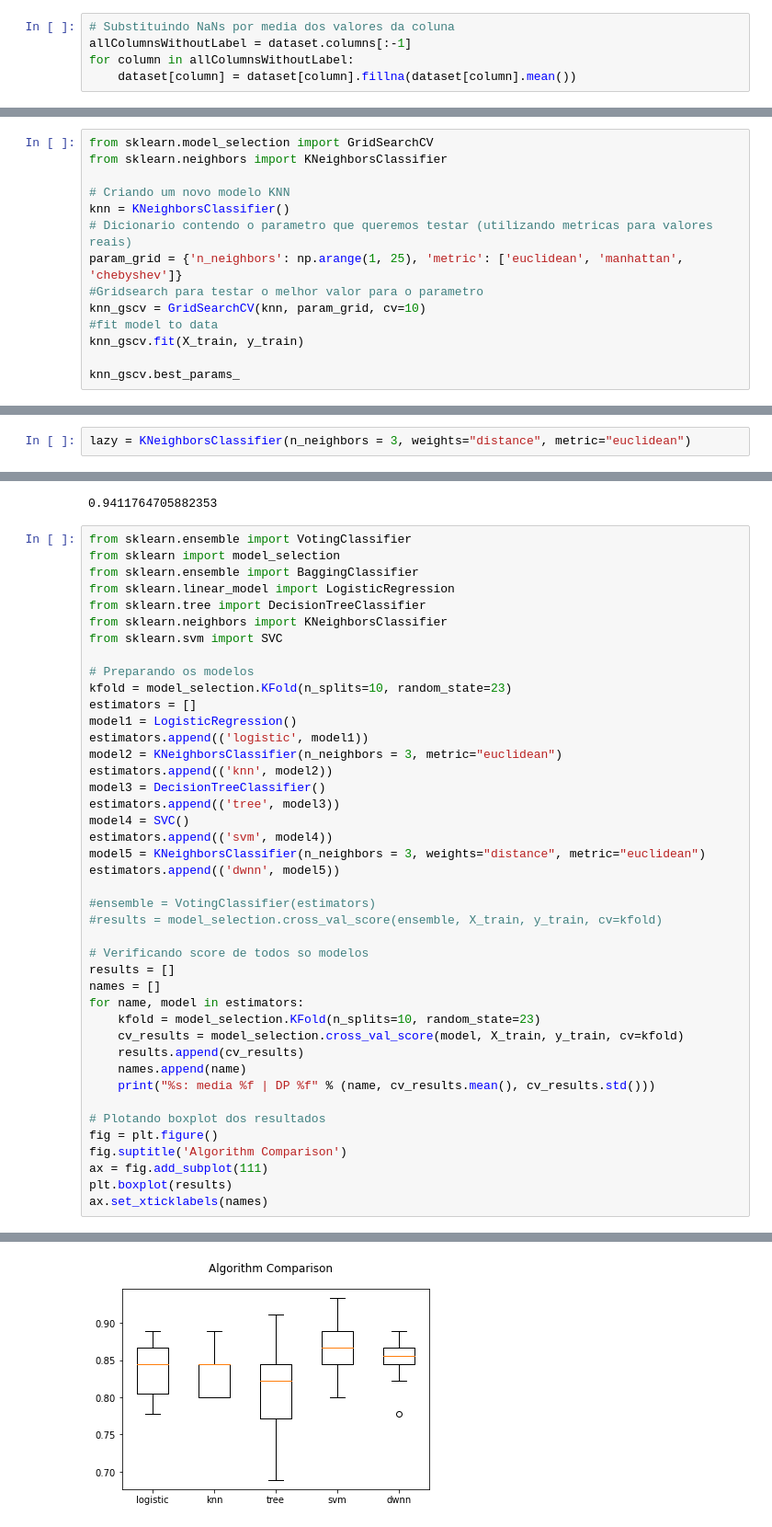
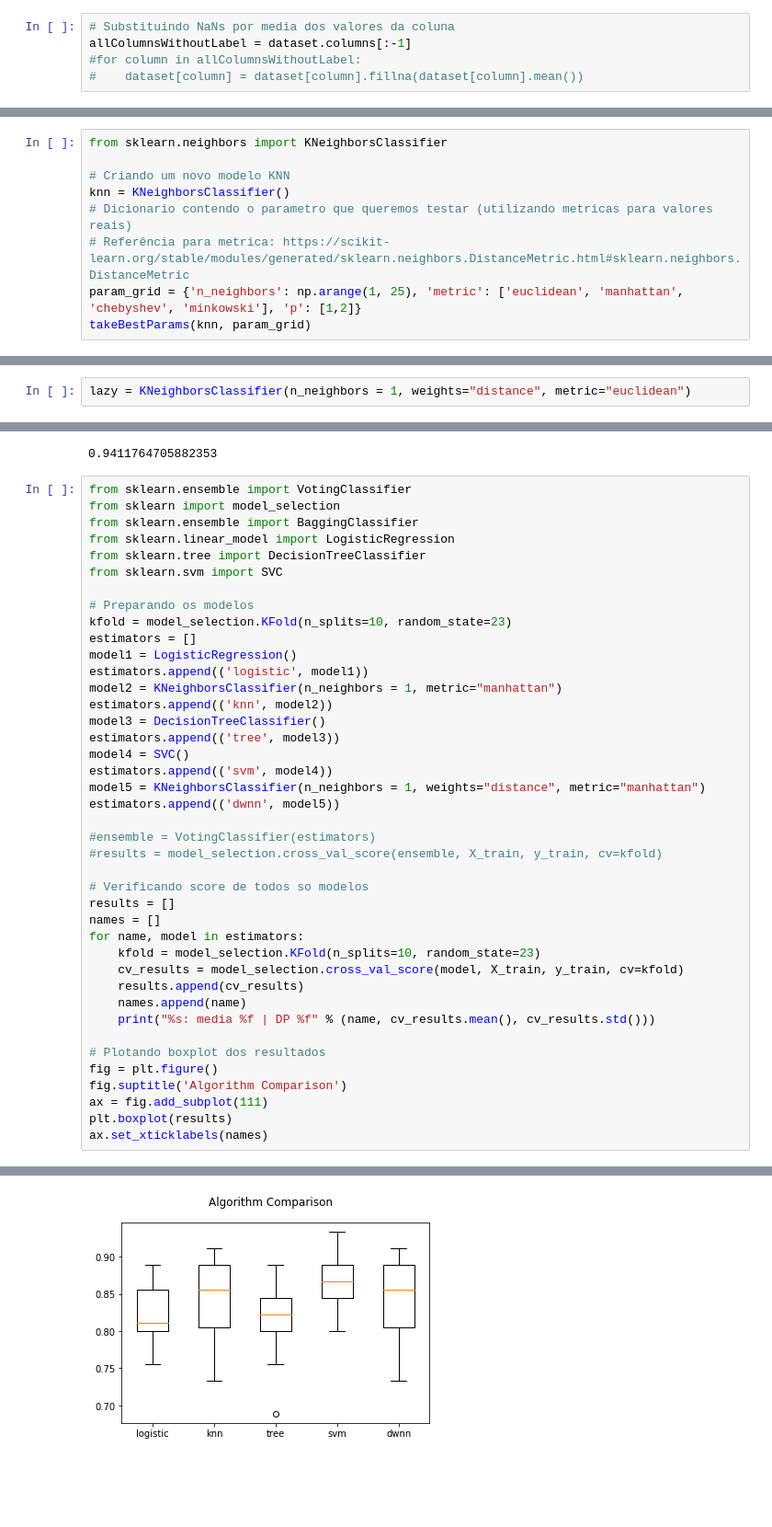
Before and after one commit to luana-martins/Machine-Learning, a Jupyter notebook: src/pre-processamento.ipynb, the cells around one changed output, grey strips where cells are left out. Shown at 92% size. Saved outputs shown, nothing was run; the diff lists cells and outputs as text; blank space fills up the shorter version.

Commit message:
removendo features não usadas no dataset, alterações nos parametros dos algoritmos

```diff
--- a/src/pre-processamento.ipynb
+++ b/src/pre-processamento.ipynb
@@ -27,8 +27,8 @@ dataset = dataset.drop(['Method'], axis=1)
 # %%
 # Substituindo NaNs por media dos valores da coluna
 allColumnsWithoutLabel = dataset.columns[:-1]
-for column in allColumnsWithoutLabel:
-    dataset[column] = dataset[column].fillna(dataset[column].mean())
+#for column in allColumnsWithoutLabel:
+#    dataset[column] = dataset[column].fillna(dataset[column].mean())
 # %%
 # Descriptive statistics
 dataset.describe()
@@ -165,17 +173,12 @@ X_train,X_test,y_train,y_test = train_test_split(norm_subset, class_column, test
 # %% [markdown]
 ## KNN
 # %%
-from sklearn.model_selection import GridSearchCV
 from sklearn.neighbors import KNeighborsClassifier
 
 # Criando um novo modelo KNN
 knn = KNeighborsClassifier()
 # Dicionario contendo o parametro que queremos testar (utilizando metricas para valores reais)
-param_grid = {'n_neighbors': np.arange(1, 25), 'metric': ['euclidean', 'manhattan', 'chebyshev']}
-#Gridsearch para testar o melhor valor para o parametro
-knn_gscv = GridSearchCV(knn, param_grid, cv=10)
-#fit model to data
-knn_gscv.fit(X_train, y_train)
-
-knn_gscv.best_params_
+# Referência para metrica: https://scikit-learn.org/stable/modules/generated/sklearn.neighbors.DistanceMetric.html#sklearn.neighbors.DistanceMetric
+param_grid = {'n_neighbors': np.arange(1, 25), 'metric': ['euclidean', 'manhattan', 'chebyshev', 'minkowski'], 'p': [1,2]}
+takeBestParams(knn, param_grid)
 # %% [output]
@@ -183,7 +197,7 @@ knn_gscv.best_params_
 # %% [markdown]
 # Aplicando algoritmos de classificação
 # %%
-lazy = KNeighborsClassifier(n_neighbors = 3, weights="distance", metric="euclidean")
+lazy = KNeighborsClassifier(n_neighbors = 1, weights="distance", metric="euclidean")
 # %%
 lazy.fit(X_train, y_train)
 # %% [output]
@@ -198,7 +214,6 @@ from sklearn import model_selection
 from sklearn.ensemble import BaggingClassifier
 from sklearn.linear_model import LogisticRegression
 from sklearn.tree import DecisionTreeClassifier
-from sklearn.neighbors import KNeighborsClassifier
 from sklearn.svm import SVC
 
 # Preparando os modelos
@@ -206,13 +221,13 @@ kfold = model_selection.KFold(n_splits=10, random_state=23)
 estimators = []
 model1 = LogisticRegression()
 estimators.append(('logistic', model1))
-model2 = KNeighborsClassifier(n_neighbors = 3, metric="euclidean")
+model2 = KNeighborsClassifier(n_neighbors = 1, metric="manhattan")
 estimators.append(('knn', model2))
 model3 = DecisionTreeClassifier()
 estimators.append(('tree', model3))
 model4 = SVC()
 estimators.append(('svm', model4))
-model5 = KNeighborsClassifier(n_neighbors = 3, weights="distance", metric="euclidean")
+model5 = KNeighborsClassifier(n_neighbors = 1, weights="distance", metric="manhattan")
 estimators.append(('dwnn', model5))
 
 #ensemble = VotingClassifier(estimators)
@@ -248 +263 @@ dwnn: media 0.851111 | DP 0.031505
-[figure, old version]
+[figure, new version]
```
Also changed, not shown: parts of 10 cells of this notebook, 1 other file.
